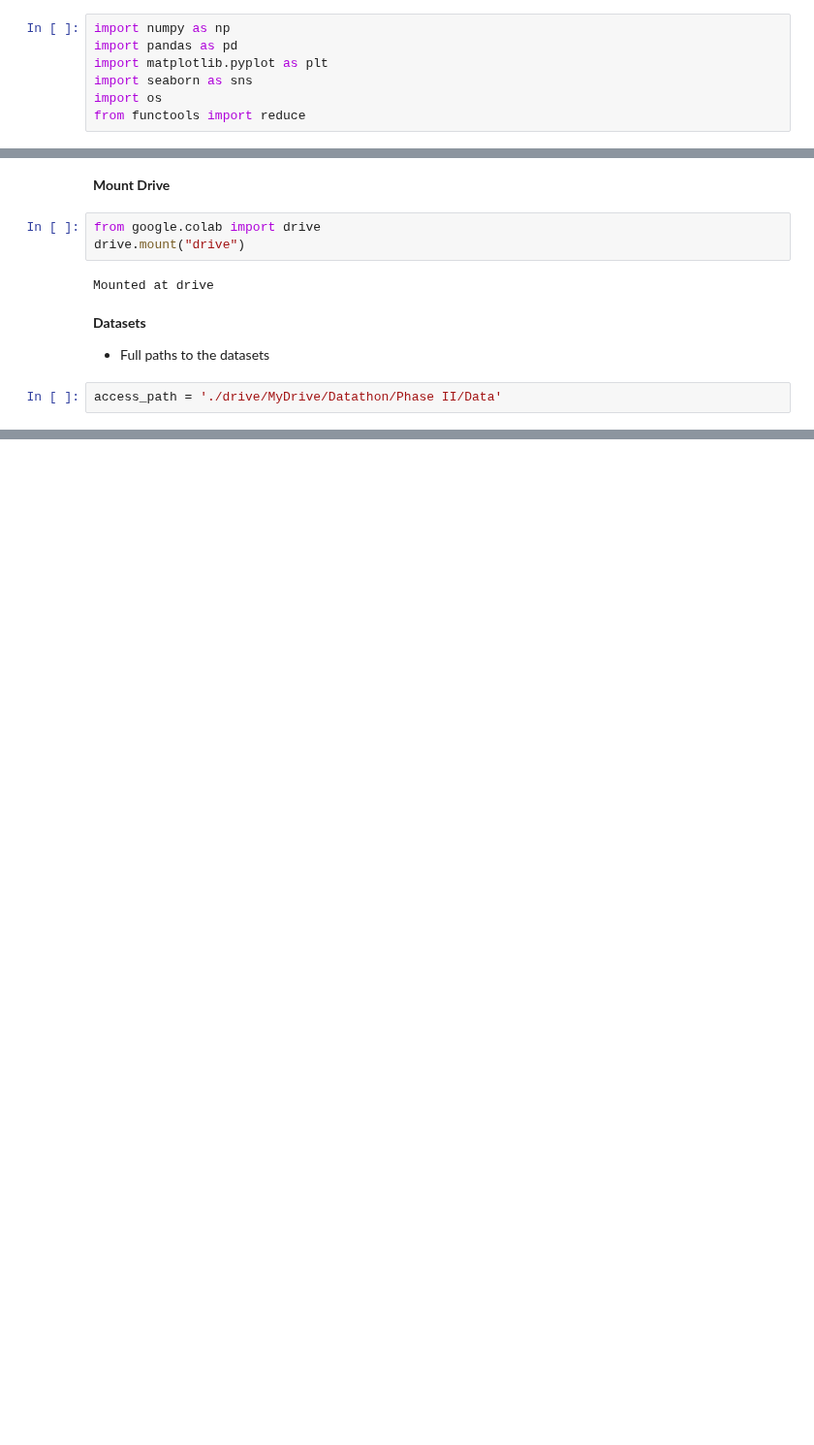
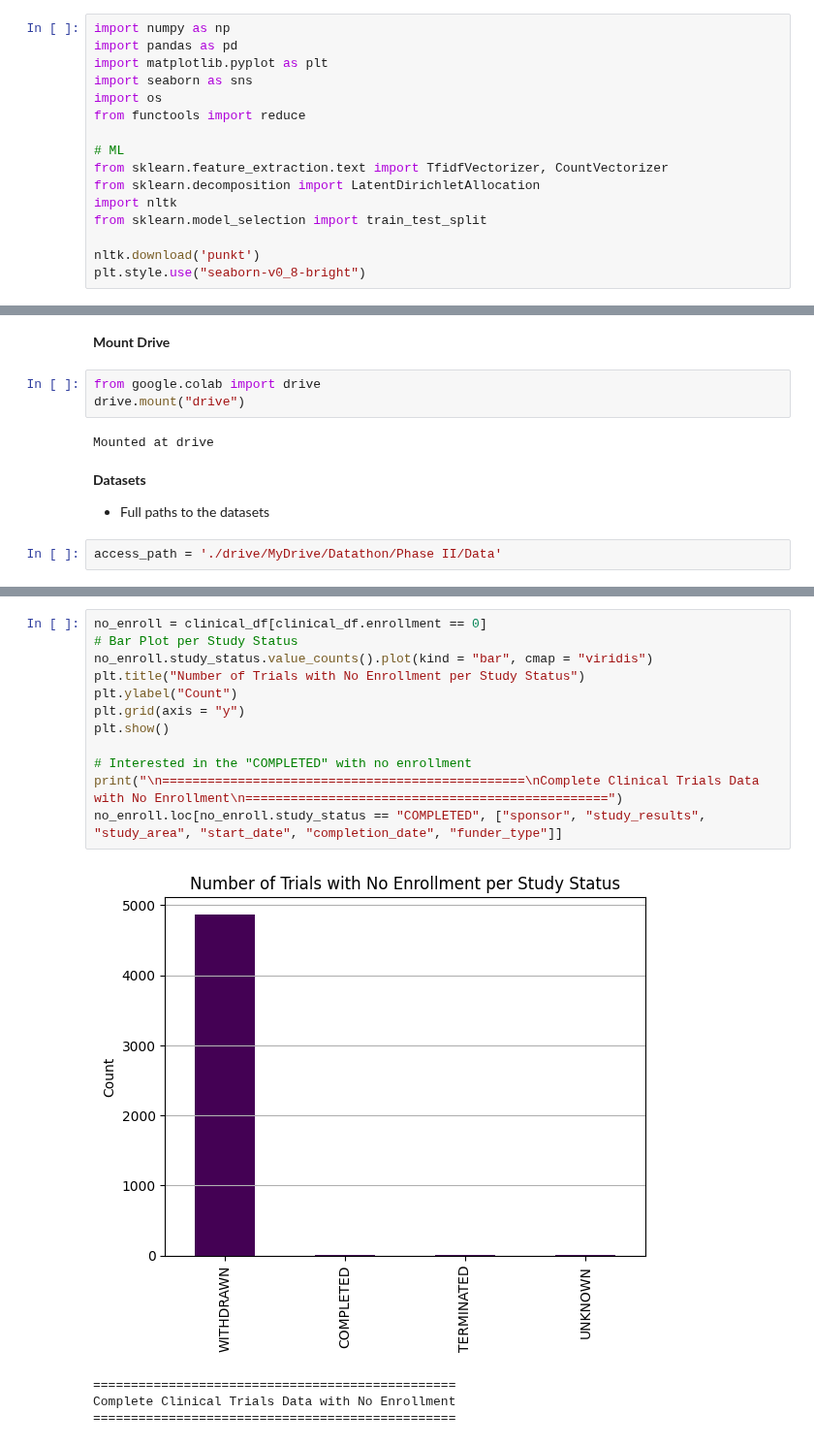
Before and after one commit to kelvin-kiplagat/Clinical-Trials-Analysis, a Jupyter notebook: DTE_Team_5_Phase_II.ipynb, the cells around one changed output, grey strips where cells are left out. Shown at 97% size. Saved outputs shown, nothing was run; the diff lists cells and outputs as text; blank space fills up the shorter version.

```diff
--- a/DTE_Team_5_Phase_II.ipynb
+++ b/DTE_Team_5_Phase_II.ipynb
@@ -9,3 +9,12 @@ import matplotlib.pyplot as plt
 import seaborn as sns
 import os
 from functools import reduce
+
+# ML
+from sklearn.feature_extraction.text import TfidfVectorizer, CountVectorizer
+from sklearn.decomposition import LatentDirichletAllocation
+import nltk
+from sklearn.model_selection import train_test_split
+
+nltk.download('punkt')
+plt.style.use("seaborn-v0_8-bright")
@@ -76,0 +124,17 @@ None
+# %%
+no_enroll = clinical_df[clinical_df.enrollment == 0]
+# Bar Plot per Study Status
+no_enroll.study_status.value_counts().plot(kind = "bar", cmap = "viridis")
+plt.title("Number of Trials with No Enrollment per Study Status")
+plt.ylabel("Count")
+plt.grid(axis = "y")
+plt.show()
+
+# Interested in the "COMPLETED" with no enrollment
+print("\n================================================\nComplete Clinical Trials Data with No Enrollment\n================================================")
+no_enroll.loc[no_enroll.study_status == "COMPLETED", ["sponsor", "study_results", "study_area", "start_date", "completion_date", "funder_type"]]
+# %% [output]
+[figure, added]
+================================================
+Complete Clinical Trials Data with No Enrollment
+================================================
```
Also changed, not shown: parts of 31 cells of this notebook.
